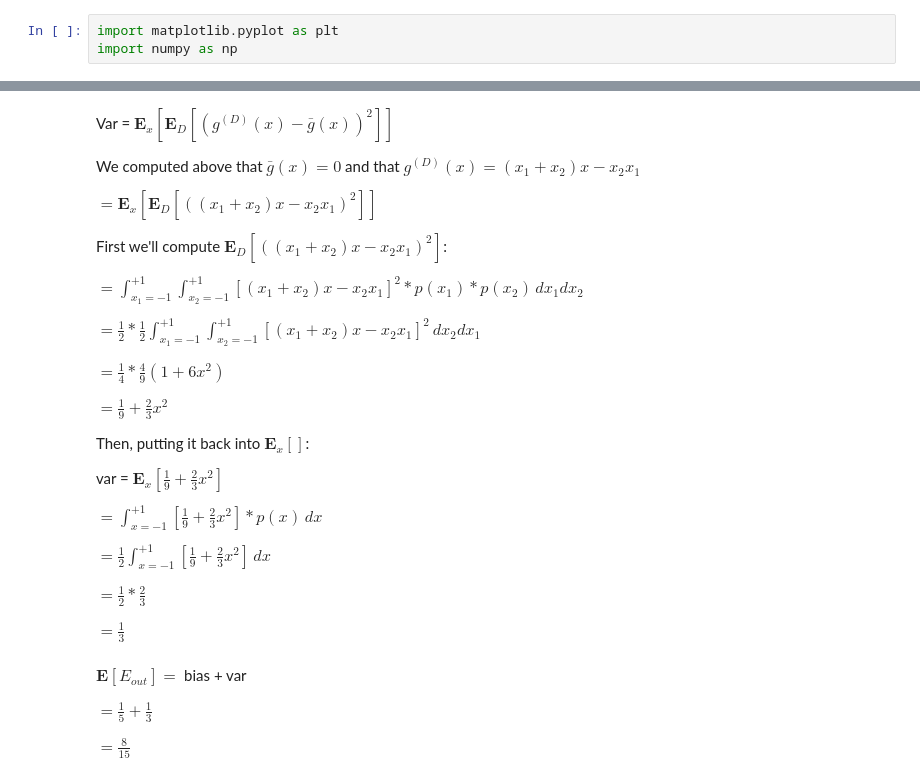
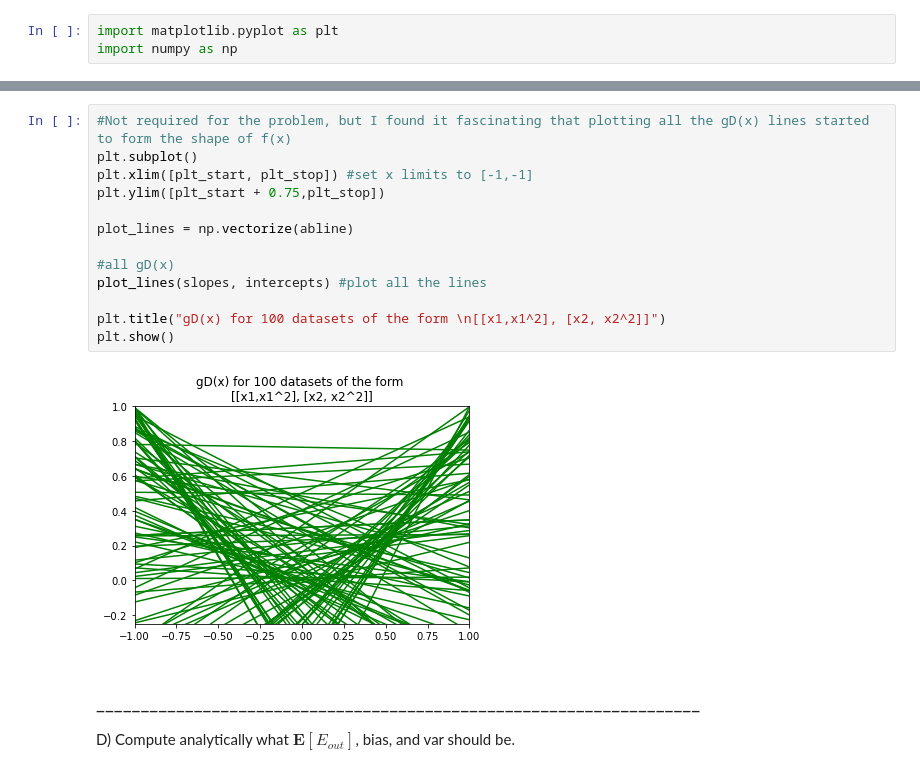
Before and after one commit to LioraW/Bias-Variance-ML, a Jupyter notebook: Bias-Variance project.ipynb, the cells around one changed output, grey strips where cells are left out. Saved outputs shown, nothing was run; the diff lists cells and outputs as text.

```diff
--- a/Bias-Variance project.ipynb
+++ b/Bias-Variance project.ipynb
@@ -177,36 +162,19 @@ ________________________________________________________________________________
-# %% [markdown]
-Var =  $\mathbf{E}_{x}[\mathbf{E}_{D}[(g^{(D)}(x) -\bar{g}(x))^2 ]] $
-
-We computed above that $\bar{g}(x) = 0$ and that $g^{(D)}(x) = (x_{1}+ x_{2})x - x_{2}x_{1} $
-
-$=\mathbf{E}_{x}[\mathbf{E}_{D}[((x_{1}+ x_{2})x - x_{2}x_{1})^2 ]] $
-
-First we'll compute
-$\mathbf{E}_{D}[((x_{1}+ x_{2})x - x_{2}x_{1})^2 ]$:
-
-
-$= {\displaystyle \int_{x_{1} = -1}^{+1} \int_{x_{2} = -1}^{+1} [(x_{1}+ x_{2})x - x_{2}x_{1} ]^2 *p(x_{1})*p(x_{2}) \,dx_{1}dx_{2}} $
-
-$= \frac{1}{2}*\frac{1}{2}{\displaystyle \int_{x_{1} = -1}^{+1} \int_{x_{2} = -1}^{+1} [ (x_{1}+ x_{2})x - x_{2}x_{1}]^2 \,dx_{2}dx_{1}} $
-
-$ =\frac{1}{4}*\frac{4}{9} (1 + 6x^2)$
-
-$ =\frac{1}{9} + \frac{2}{3}x^2$
-
-Then, putting it back into $\mathbf{E}_{x}[]$:
-
-var = $\mathbf{E}_{x}[\frac{1}{9} + \frac{2}{3}x^2]$
-
-$= {\displaystyle \int_{x = -1}^{+1} [\frac{1}{9} + \frac{2}{3}x^2] *p(x) \,dx} $
-
-$= {\displaystyle \frac{1}{2}\int_{x = -1}^{+1} [\frac{1}{9} + \frac{2}{3}x^2]\,dx} $
-
-$= \frac{1}{2}*\frac{2}{3} $
-
-$= \frac{1}{3} $
-# %% [markdown]
-$\mathbf{E}[E_{out}] = $ bias + var
-
-$ = \frac{1}{5} + \frac{1}{3}$
-
-$ = \frac{8}{15}$
+# %%
+#Not required for the problem, but I found it fascinating that plotting all the gD(x) lines started to form the shape of f(x)
+plt.subplot()
+plt.xlim([plt_start, plt_stop]) #set x limits to [-1,-1]
+plt.ylim([plt_start + 0.75,plt_stop])
+
+plot_lines = np.vectorize(abline)
+
+#all gD(x)
+plot_lines(slopes, intercepts) #plot all the lines
+
+plt.title("gD(x) for 100 datasets of the form \n[[x1,x1^2], [x2, x2^2]]")
+plt.show()
+# %% [output]
+[figure, added]
+# %% [markdown]
+<h3>____________________________________________________________________</h3>
+</br>
+D) Compute analytically what $\mathbf{E}[E_{out}] $, bias, and var should be.
```
Also changed, not shown: parts of 14 cells of this notebook.
